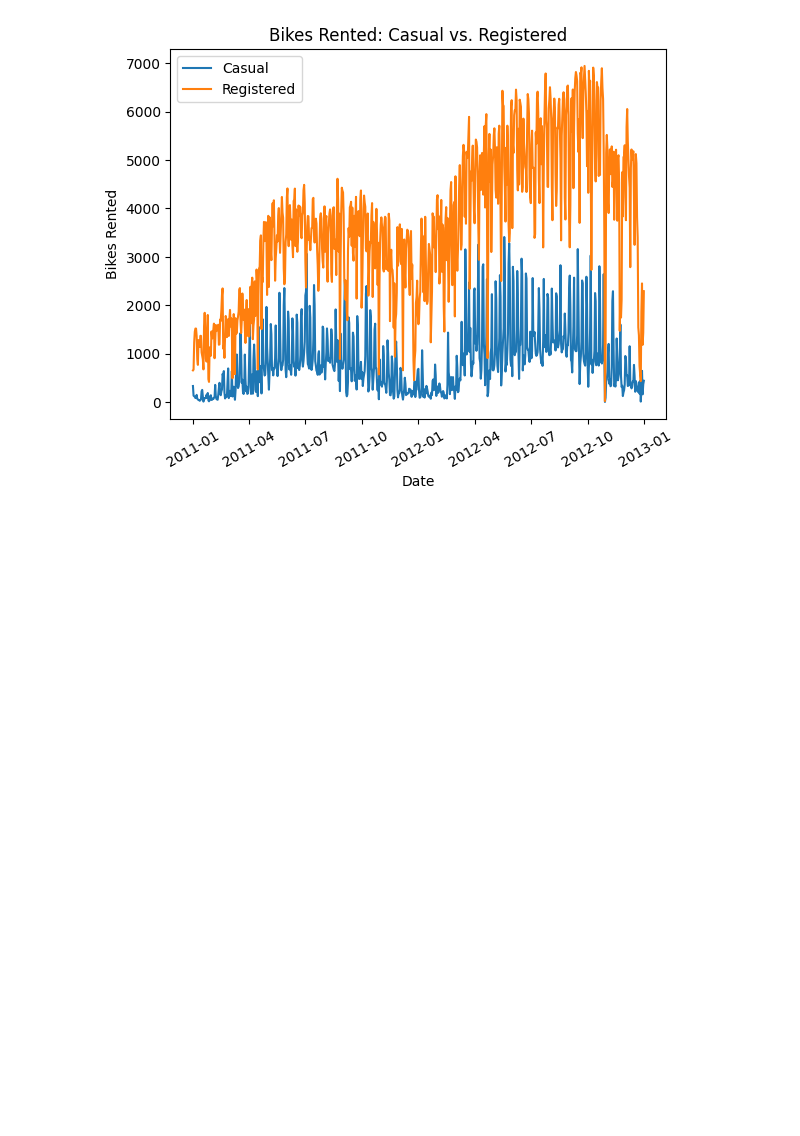
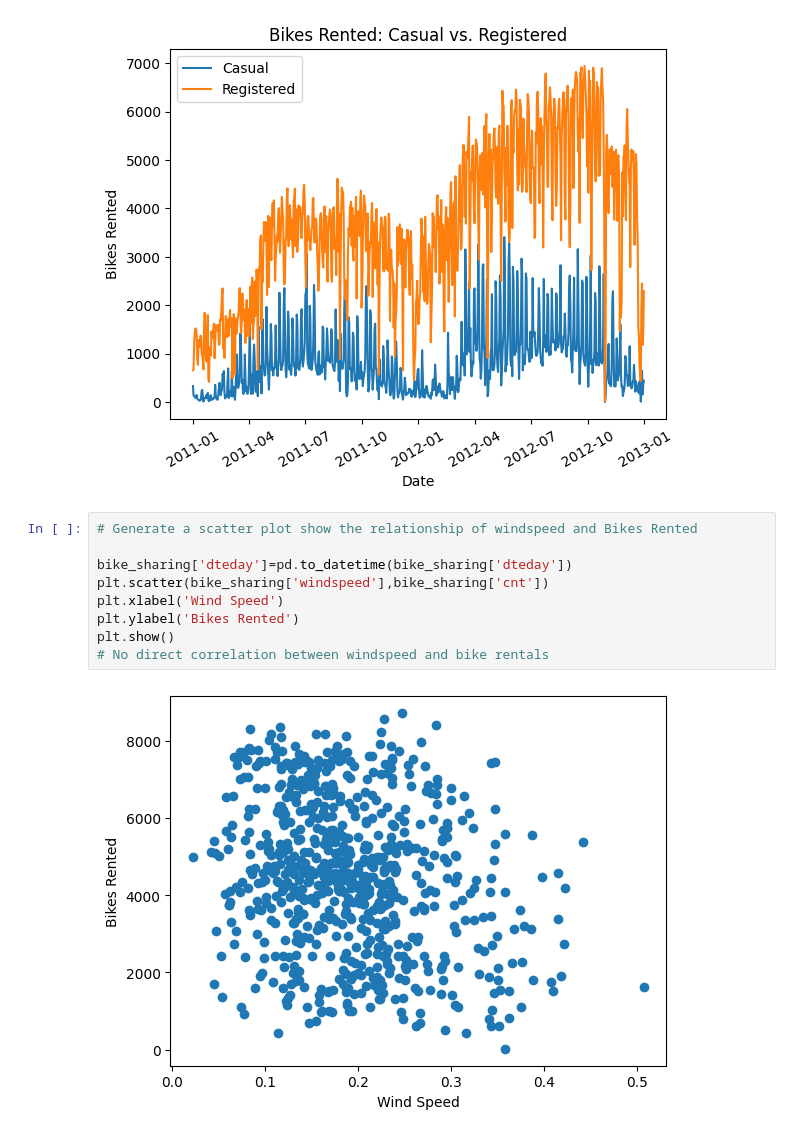
Before and after one commit to NasuYue/AB_testing_google_udemy, a Jupyter notebook: Part2_Intermediate-Python-and-Pandas/Data Visualization Fundamentals/Scatter-Plots-and-Correlations.ipynb, the cells around one changed output. Saved outputs shown, nothing was run; the diff lists cells and outputs as text; blank space fills up the shorter version.

Commit message:
Scatter, bar and analyzing game sales

```diff
--- a/Part2_Intermediate-Python-and-Pandas/Data Visualization Fundamentals/Scatter-Plots-and-Correlations.ipynb
+++ b/Part2_Intermediate-Python-and-Pandas/Data Visualization Fundamentals/Scatter-Plots-and-Correlations.ipynb
@@ -51,3 +51,14 @@ plt.legend()
 plt.show()
 # %% [output]
 [figure]
+# %%
+# Generate a scatter plot show the relationship of windspeed and Bikes Rented
+
+bike_sharing['dteday']=pd.to_datetime(bike_sharing['dteday'])
+plt.scatter(bike_sharing['windspeed'],bike_sharing['cnt'])
+plt.xlabel('Wind Speed')
+plt.ylabel('Bikes Rented')
+plt.show()
+# No direct correlation between windspeed and bike rentals
+# %% [output]
+[figure, added]
```
Also changed, not shown: parts of 6 cells of this notebook, 3 other files.
